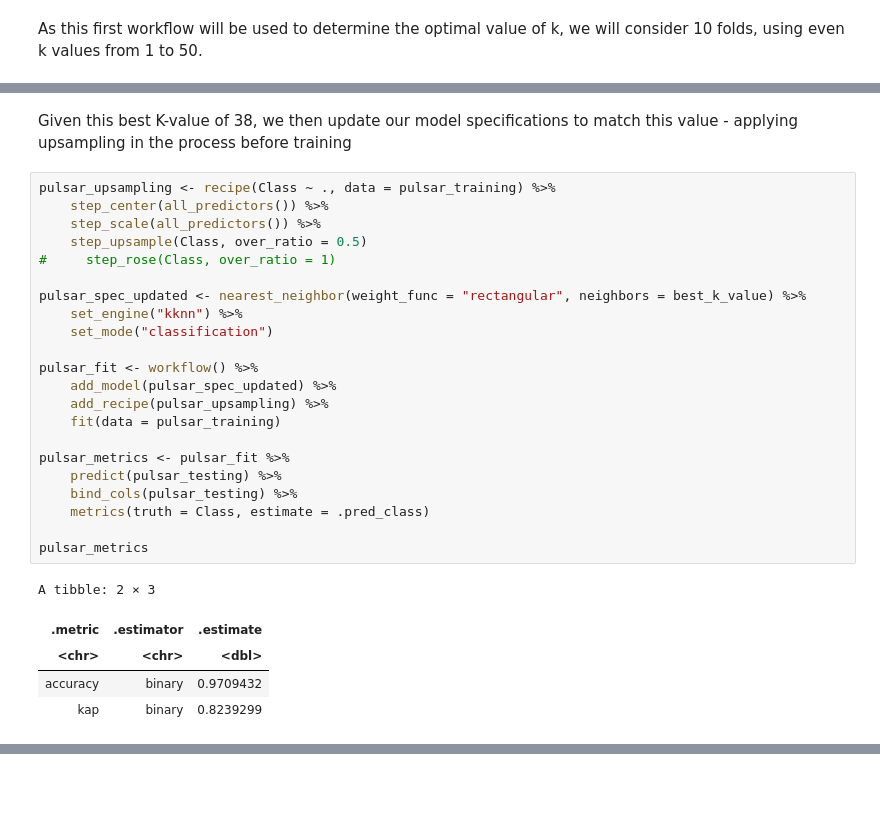
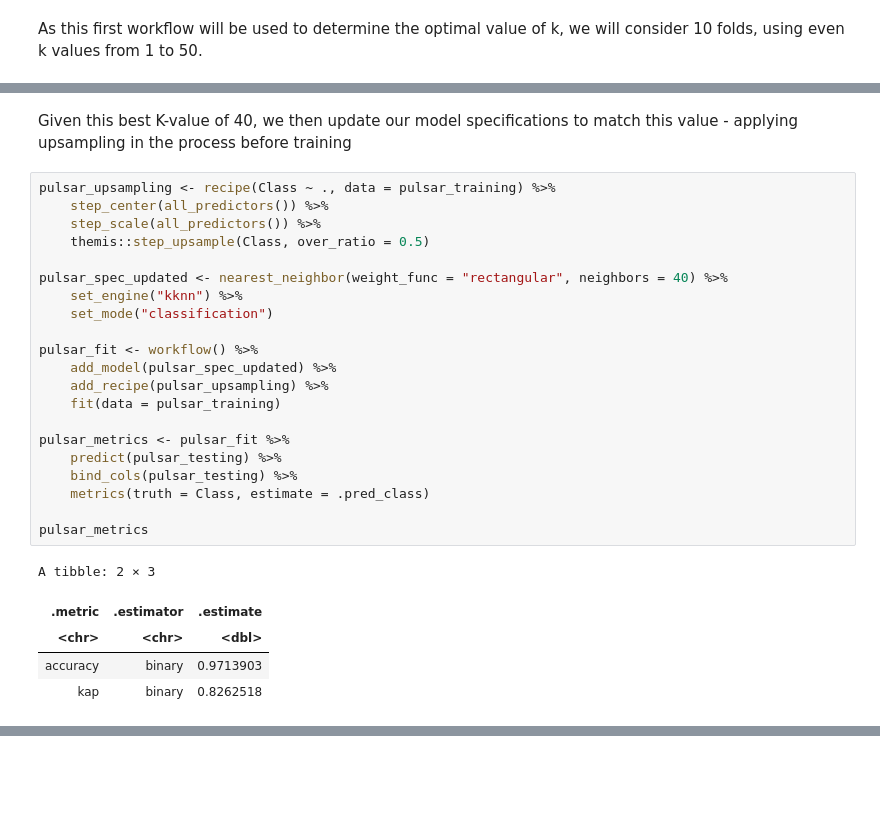
Before and after one commit to Remembria/Group-Analysis-of-Pulsar-Signalling, a Jupyter notebook: Group_Project_Report.ipynb, the cells around one changed output, grey strips where cells are left out. Saved outputs shown, nothing was run; the diff lists cells and outputs as text.

```diff
--- a/Group_Project_Report.ipynb
+++ b/Group_Project_Report.ipynb
@@ -351,30 +396,29 @@ ERROR: Error in print.default("Best K Value: ", best_k_value): invalid printing
 # %% [markdown]
-Given this best K-value of 38, we then update our model specifications to match this value - applying upsampling in the process before training
+Given this best K-value of 40, we then update our model specifications to match this value - applying upsampling in the process before training
 # %%
 pulsar_upsampling <- recipe(Class ~ ., data = pulsar_training) %>%
     step_center(all_predictors()) %>%
     step_scale(all_predictors()) %>%
-    step_upsample(Class, over_ratio = 0.5)
-#     step_rose(Class, over_ratio = 1)
+    themis::step_upsample(Class, over_ratio = 0.5)
 
-pulsar_spec_updated <- nearest_neighbor(weight_func = "rectangular", neighbors = best_k_value) %>%
+pulsar_spec_updated <- nearest_neighbor(weight_func = "rectangular", neighbors = 40) %>%
     set_engine("kknn") %>%
     set_mode("classification")
 
 pulsar_fit <- workflow() %>%
     add_model(pulsar_spec_updated) %>%
     add_recipe(pulsar_upsampling) %>%
     fit(data = pulsar_training)
 
 pulsar_metrics <- pulsar_fit %>%
     predict(pulsar_testing) %>%
     bind_cols(pulsar_testing) %>%
     metrics(truth = Class, estimate = .pred_class)
 
 pulsar_metrics
 # %% [output]
 A tibble: 2 × 3
 | .metric | .estimator | .estimate |
 | <chr> | <chr> | <dbl> |
-| accuracy | binary | 0.9709432 |
-| kap | binary | 0.8239299 |
+| accuracy | binary | 0.9713903 |
+| kap | binary | 0.8262518 |
```
Also changed, not shown: parts of 19 cells of this notebook.
